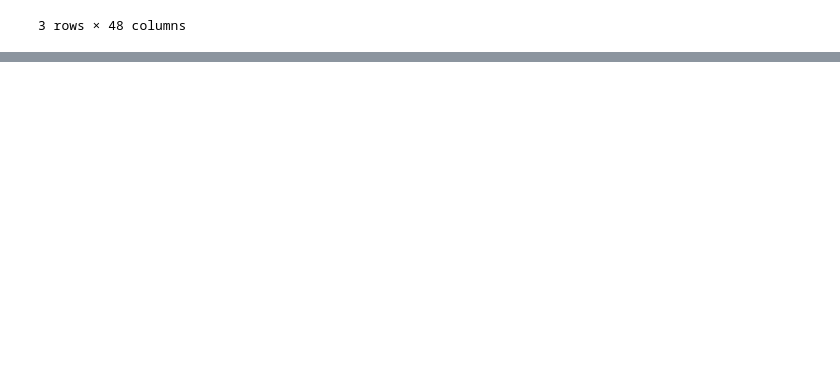
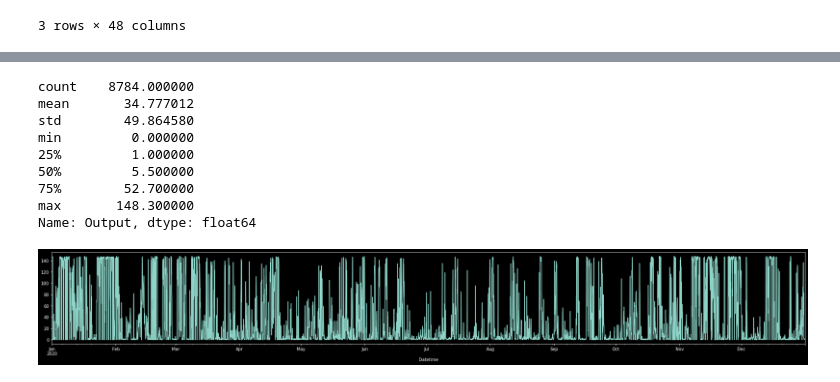
Before and after one commit to dguittet/dispatches, a Jupyter notebook: dispatches/case_studies/renewables_h2_case/prescient_analysis.ipynb, the cells around one changed output, grey strips where cells are left out. Saved outputs shown, nothing was run; the diff lists cells and outputs as text; code cells hidden in the pictures; blank space fills up the shorter version.

```diff
--- a/dispatches/case_studies/renewables_h2_case/prescient_analysis.ipynb
+++ b/dispatches/case_studies/renewables_h2_case/prescient_analysis.ipynb
@@ -455,0 +529,14 @@ plt.legend()
+# %%
+gen_df[gen_df.Generator == '309_WIND_1']['Output'].plot(figsize=(32, 4))
+gen_df[gen_df.Generator == '309_WIND_1']['Output'].describe()
+# %% [output]
+count    8784.000000
+mean       34.777012
+std        49.864580
+min         0.000000
+25%         1.000000
+50%         5.500000
+75%        52.700000
+max       148.300000
+Name: Output, dtype: float64
+[figure, added]
```
Also changed, not shown: parts of 7 cells of this notebook.
